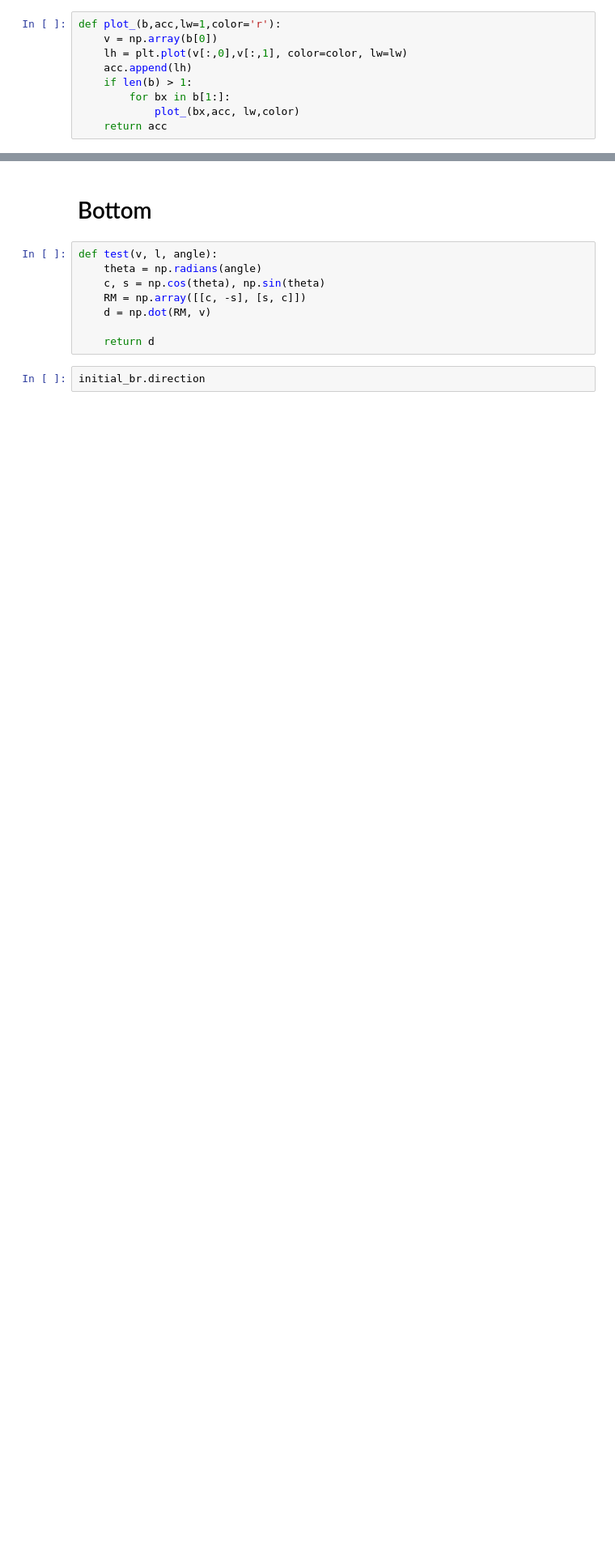
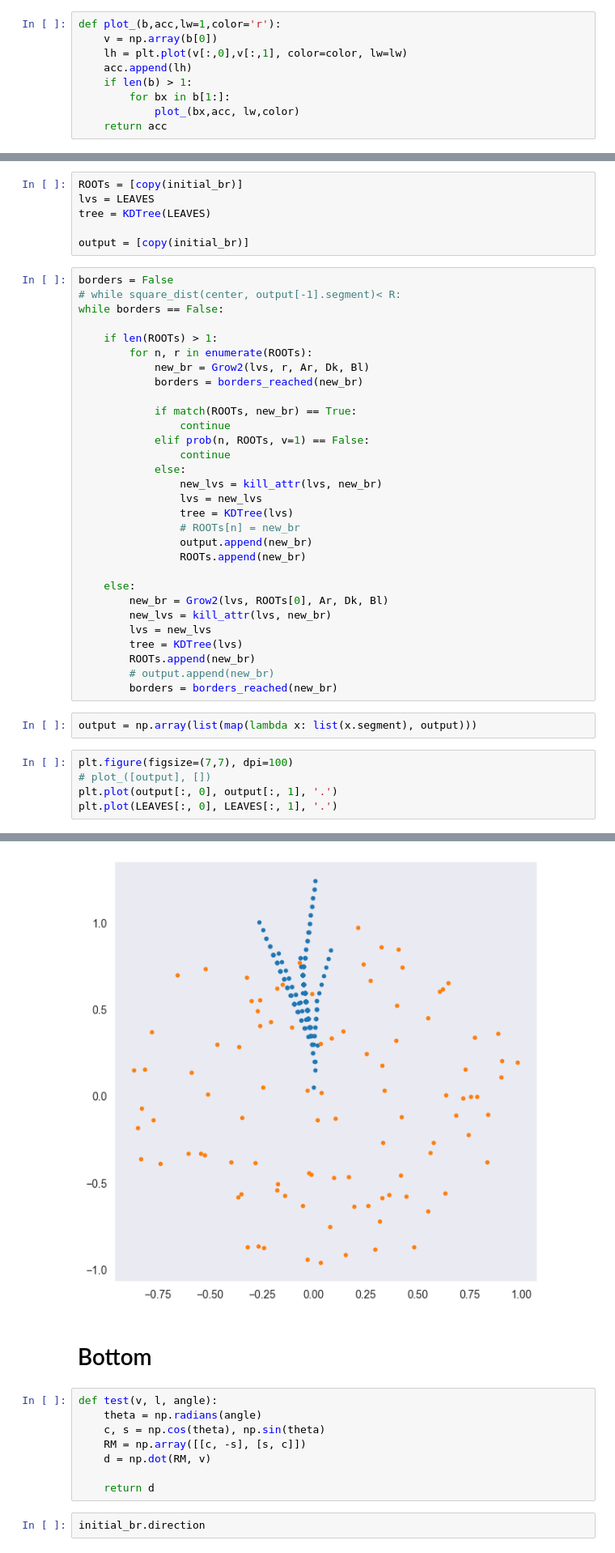
Before and after one commit to schneisse/AstroSpace, a Jupyter notebook: SCA_main.ipynb, the cells around one changed output, grey strips where cells are left out. Shown at 81% size. Cells and saved outputs as stored; diff of their text form; blank space fills up the shorter version.

```diff
--- a/SCA_main.ipynb
+++ b/SCA_main.ipynb
@@ -629,0 +690,44 @@ plt.plot(leaves.leaves[:, 0], leaves.leaves[:, 1], '.')
+# %%
+ROOTs = [copy(initial_br)]
+lvs = LEAVES
+tree = KDTree(LEAVES)
+
+output = [copy(initial_br)]
+# %%
+borders = False
+# while square_dist(center, output[-1].segment)< R:
+while borders == False:
+
+    if len(ROOTs) > 1:
+        for n, r in enumerate(ROOTs):
+            new_br = Grow2(lvs, r, Ar, Dk, Bl)
+            borders = borders_reached(new_br)
+
+            if match(ROOTs, new_br) == True:
+                continue
+            elif prob(n, ROOTs, v=1) == False:
+                continue
+            else:
+                new_lvs = kill_attr(lvs, new_br)
+                lvs = new_lvs
+                tree = KDTree(lvs)
+                # ROOTs[n] = new_br
+                output.append(new_br)
+                ROOTs.append(new_br)
+
+    else:
+        new_br = Grow2(lvs, ROOTs[0], Ar, Dk, Bl)
+        new_lvs = kill_attr(lvs, new_br)
+        lvs = new_lvs
+        tree = KDTree(lvs)
+        ROOTs.append(new_br)
+        # output.append(new_br)
+        borders = borders_reached(new_br)
+# %%
+output = np.array(list(map(lambda x: list(x.segment), output)))
+# %%
+plt.figure(figsize=(7,7), dpi=100)
+# plot_([output], [])
+plt.plot(output[:, 0], output[:, 1], '.')
+plt.plot(LEAVES[:, 0], LEAVES[:, 1], '.')
+# %% [output]
@@ -630,3 +735,4 @@ plt.plot(leaves.leaves[:, 0], leaves.leaves[:, 1], '.')
+[figure, added]
 # %% [markdown]
 # Bottom
 # %%
```
Also changed, not shown: parts of 27 cells of this notebook.
